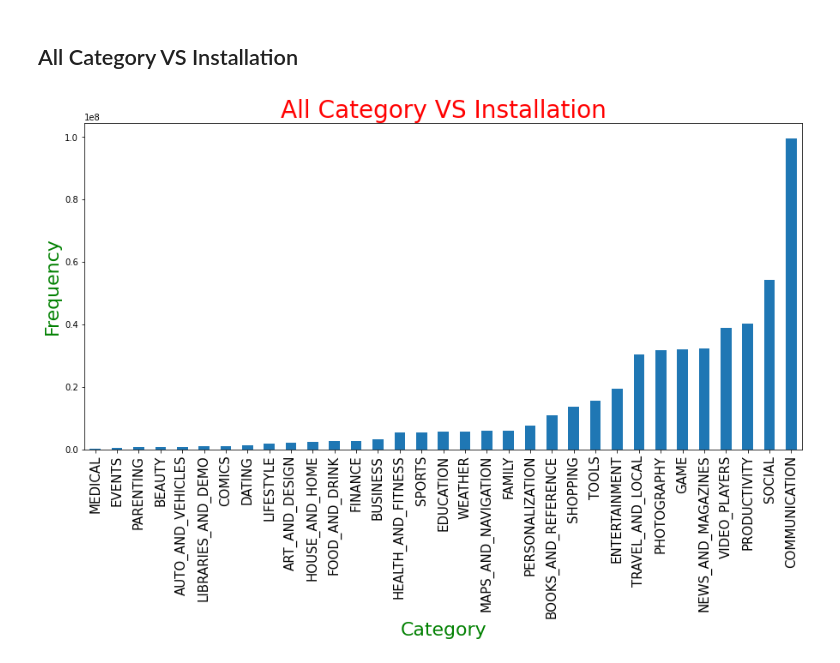
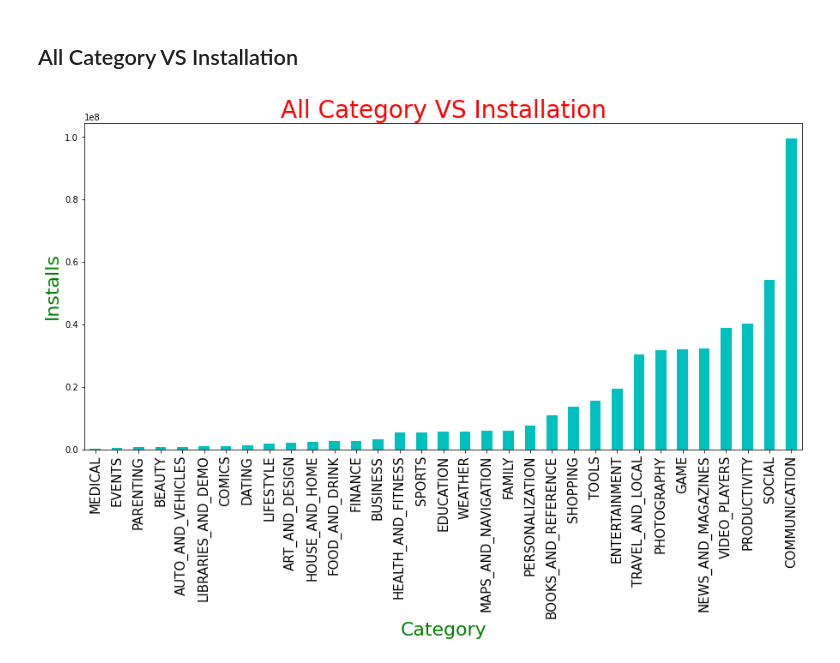
Before and after one commit to MrVishalKumbhar/Google_Play_Store_Review, a Jupyter notebook: Google_platstore_review.ipynb, the cells around one changed output. Cells and saved outputs as stored; diff of their text form; code cells hidden in the pictures.

```diff
--- a/Google_platstore_review.ipynb
+++ b/Google_platstore_review.ipynb
@@ -505,11 +505,11 @@ plt.show()
 # %% [markdown]
 ## All Category VS Installation
 # %%
-df.groupby('Category')['Installs'].mean().round(0).sort_values(ascending=True).plot(kind="bar")
+df.groupby('Category')['Installs'].mean().round(0).sort_values(ascending=True).plot(kind="bar", color = 'c')
 plt.xticks(size=15)
-plt.ylabel("Frequency",size=22,c="g")
+plt.ylabel("Installs",size=22,c="g")
 plt.xlabel("Category",size=22,c="g")
 plt.title("All Category VS Installation",size=28,c="r")
 plt.show()
 # %% [output]
-[figure, old version]
+[figure, new version]
```
